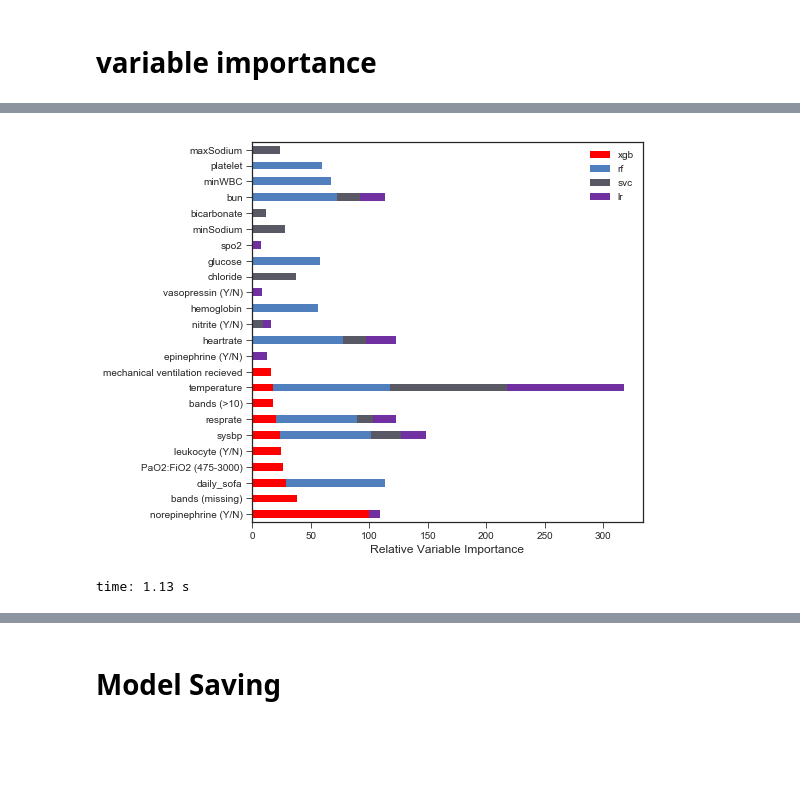
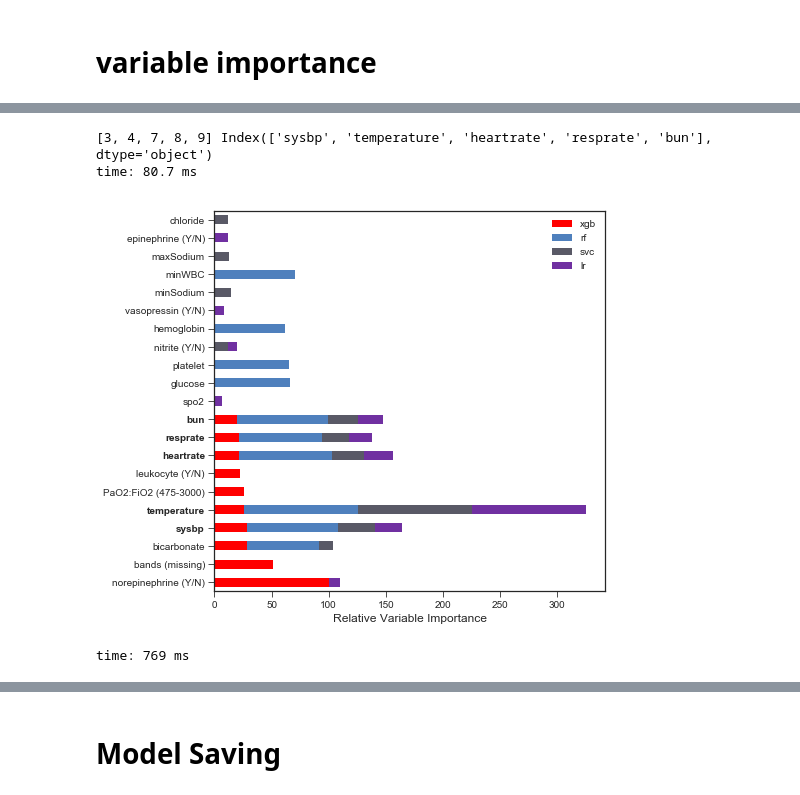
Before and after one commit to geickelb/mimiciii-antibiotics-opensource, a Jupyter notebook: notebooks/07-modeling.ipynb, the cells around one changed output, grey strips where cells are left out. Cells and saved outputs as stored; diff of their text form; code cells hidden in the pictures; blank space fills up the shorter version.

```diff
--- a/notebooks/07-modeling.ipynb
+++ b/notebooks/07-modeling.ipynb
@@ -729,7 +963,7 @@ time: 2.06 ms
 # %% [markdown]
 # Hypertuned Model Initialization
 # %%
-def reset_model(model_name):
+def reset_model(model_name, hardcode=False):
     if model_name== 'xgboost':
         model = xgboost_hyper.best_estimator_
 
@@ -744,5 +978,6 @@ def reset_model(model_name):
 
     elif model_name== 'knn':
         model = knn_hyper.best_estimator_
+
     return(model)
 # %% [output]
@@ -951,5 +1184,2 @@ time: 9.69 ms
 # %% [markdown]
 ### model fitting
-# %%
-logreg2 = reset_model('logreg') #testing l1 logreg with no class balance
-logreg2.fit(x, y)
@@ -1277,5 +1504,5 @@ time: 15 ms
 # %%
-logreg_10features,logreg_top10 =coef_feature_importance(logreg2)
+logreg_10features,logreg_top10 =coef_feature_importance(logreg)
 logreg_top10=pd.Series(logreg_top10,logreg_10features)
 
 svc_10features,svc_top10 =coef_feature_importance(svc)
@@ -1399,13 +1625,47 @@ time: 12.7 ms
+# %%
+i=0
+index_list=[]
+element_list=[]
+
+# df_base.iloc[:,0].notnull() & df_base.iloc[:,1].notnull()& df_base.iloc[:,2].notnull() & df_base.iloc[:,3].notnull():
+
+
+for element in (df_base.iloc[:,0].notnull() &
+                        df_base.iloc[:,1].notnull()&
+                        df_base.iloc[:,2].notnull() &
+                        df_base.iloc[:,3].notnull()):
+    if element ==True:
+        index_list.append(i)
+        element_list.append(element)
+        i+=1
+    else:
+        i+=1
+        pass
+print(index_list, df_base.iloc[index_list,:].index)
+# %% [output]
+[3, 4, 7, 8, 9] Index(['sysbp', 'temperature', 'heartrate', 'resprate', 'bun'], dtype='object')
+time: 80.7 ms
 # %%
+adjusted_names = roc_name_adjust(list(df_base.index))
+df_base.index=adjusted_names
+
 plt.style.use('seaborn-ticks')
 plt.rcParams['figure.figsize'] = [7, 7]
-ax = df_base.sort_values('xgb', ascending=False).plot.barh(stacked=True,
-                                                           grid=False,
-                                                           color=['r',(0.31,0.50,0.74),(0.35,0.35,0.40),(0.44,0.19,0.63)])#facecolor='w')#rot=0) #(0.96,0.59,0.27)
+
+ax = df_base.plot.barh(stacked=True,
+                       grid=False,
+                       color=['r',(0.31,0.50,0.74),(0.35,0.35,0.40),(0.44,0.19,0.63)])#facecolor='w')#rot=0) #(0.96,0.59,0.27)
 ax.set_facecolor('w')
 ax.set_xlabel("Relative Variable Importance")
+ax.get_xticklabels()[1]
+
+
+for i in index_list:
+    ax.get_yticklabels()[i].set_fontweight('bold')
+    #other options:
+#     .set_bbox(dict(facecolor='red', alpha=0.2)) #sets a red/pink box around the titles
 
 saveplot(plt,'variable_importance')
 # %% [output]
-[figure, old version]
+[figure, new version]
-time: 1.13 s
+time: 769 ms
```
Also changed, not shown: parts of 97 cells of this notebook, 1 other file.
